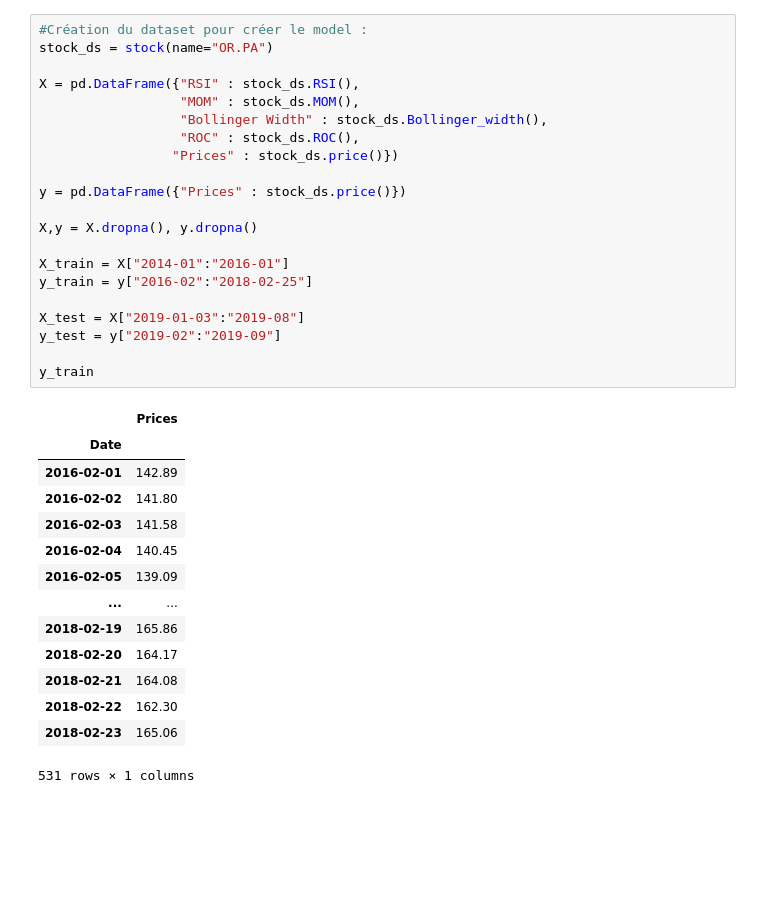
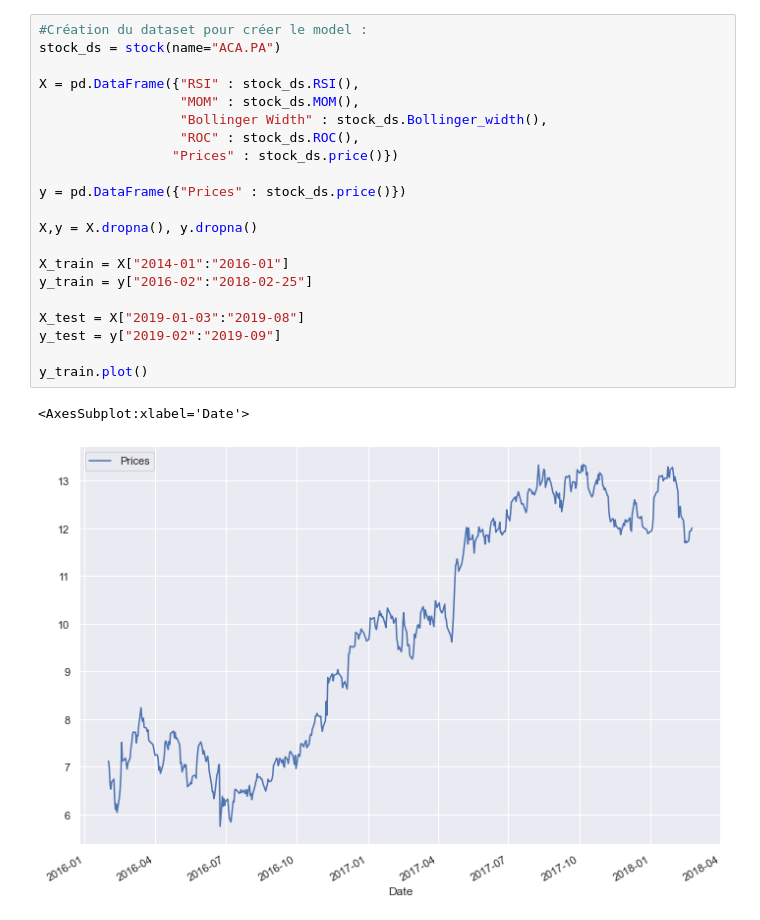
Before and after one commit to igaekus/projet-python-1A, a Jupyter notebook: data_viz.ipynb, the cells around one changed output. Drawn from its saved outputs; the diff is of its cells as text; blank space fills up the shorter version.

```diff
--- a/data_viz.ipynb
+++ b/data_viz.ipynb
@@ -110,37 +111,25 @@ test.Bollinger_bands()
 # %%
 #Création du dataset pour créer le model :
-stock_ds = stock(name="OR.PA")
+stock_ds = stock(name="ACA.PA")
 
 X = pd.DataFrame({"RSI" : stock_ds.RSI(),
                   "MOM" : stock_ds.MOM(),
                   "Bollinger Width" : stock_ds.Bollinger_width(),
                   "ROC" : stock_ds.ROC(),
                  "Prices" : stock_ds.price()})
 
 y = pd.DataFrame({"Prices" : stock_ds.price()})
 
 X,y = X.dropna(), y.dropna()
 
 X_train = X["2014-01":"2016-01"]
 y_train = y["2016-02":"2018-02-25"]
 
 X_test = X["2019-01-03":"2019-08"]
 y_test = y["2019-02":"2019-09"]
 
-y_train
+y_train.plot()
 # %% [output]
-|  | Prices |
-| Date |  |
-| 2016-02-01 | 142.89 |
-| 2016-02-02 | 141.80 |
-| 2016-02-03 | 141.58 |
-| 2016-02-04 | 140.45 |
-| 2016-02-05 | 139.09 |
-| ... | ... |
-| 2018-02-19 | 165.86 |
-| 2018-02-20 | 164.17 |
-| 2018-02-21 | 164.08 |
-| 2018-02-22 | 162.30 |
-| 2018-02-23 | 165.06 |
-531 rows × 1 columns
+<AxesSubplot:xlabel='Date'>
+[figure, added]
 # %%
```
Also changed, not shown: parts of 6 cells of this notebook.
